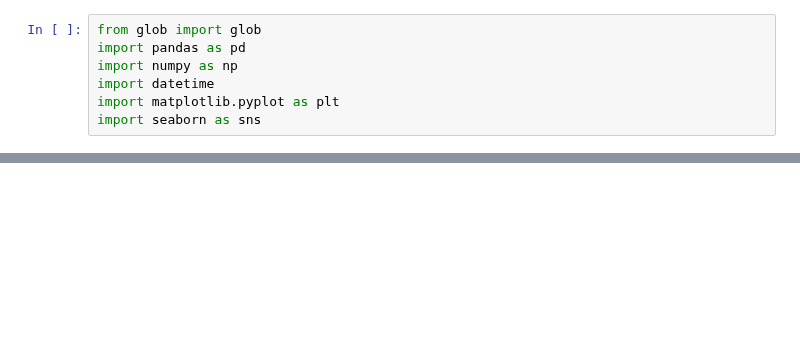
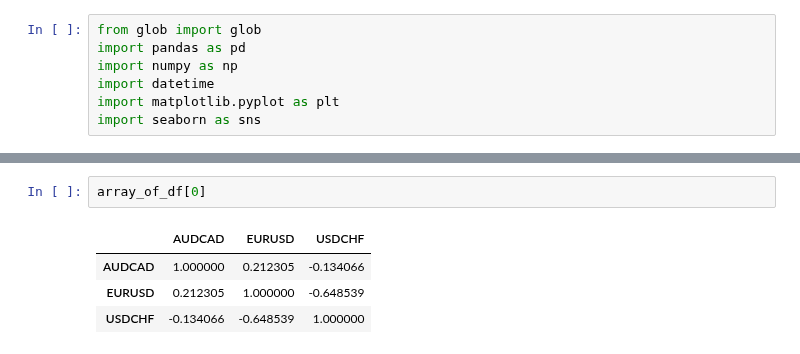
Before and after one commit to Molozey/algo-andrii, a Jupyter notebook: Andrii/Dir_25_12/CorrelationTables.ipynb, the cells around one changed output, grey strips where cells are left out. Saved outputs shown, nothing was run; the diff lists cells and outputs as text; blank space fills up the shorter version.

Commit message:
Skeleton: CorrelationTables Solution

```diff
--- a/Andrii/Dir_25_12/CorrelationTables.ipynb
+++ b/Andrii/Dir_25_12/CorrelationTables.ipynb
@@ -131,0 +211,7 @@ a
+# %%
+array_of_df[0]
+# %% [output]
+|  | AUDCAD | EURUSD | USDCHF |
+| AUDCAD | 1.000000 | 0.212305 | -0.134066 |
+| EURUSD | 0.212305 | 1.000000 | -0.648539 |
+| USDCHF | -0.134066 | -0.648539 | 1.000000 |
```
Also changed, not shown: parts of 10 cells of this notebook.
